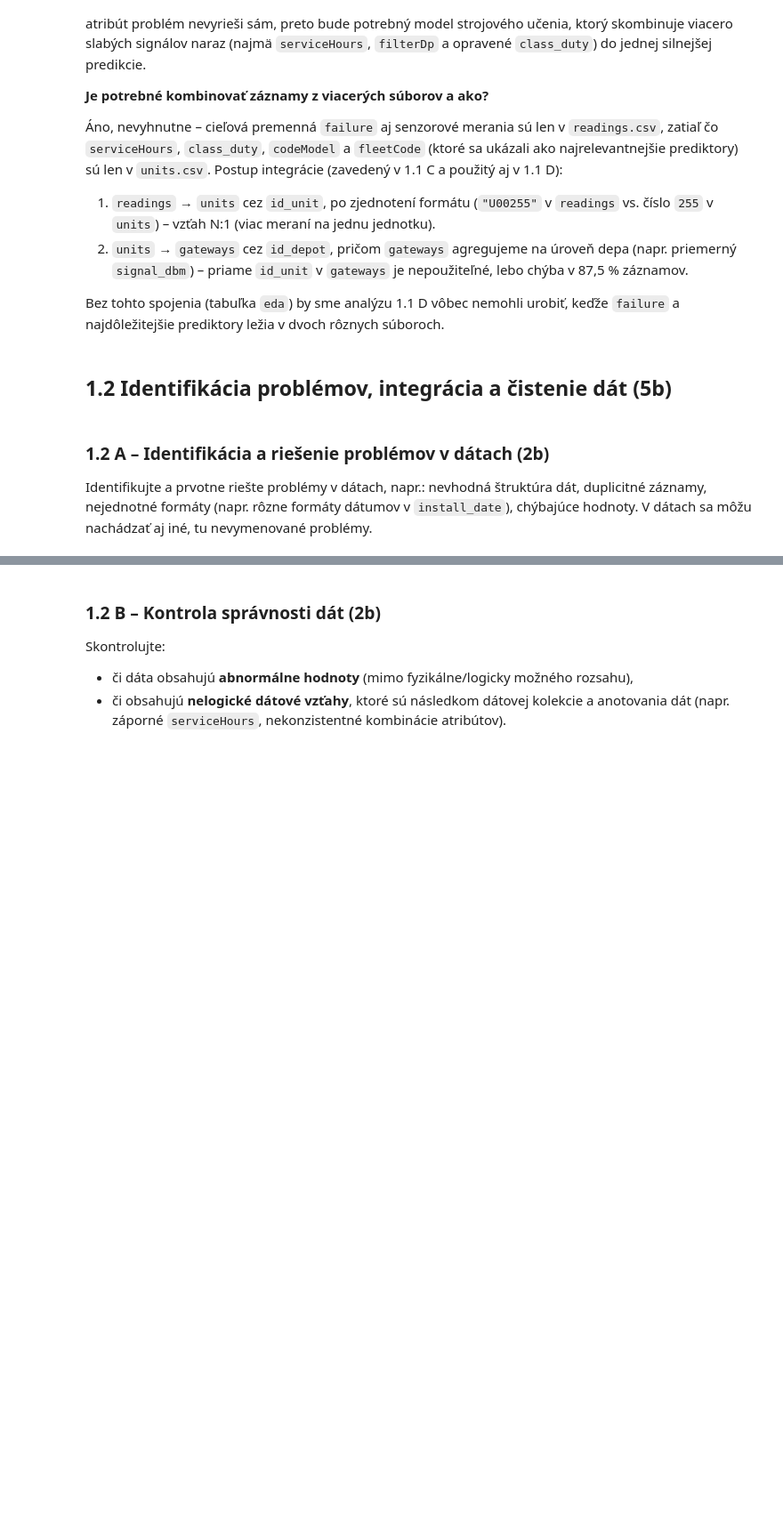
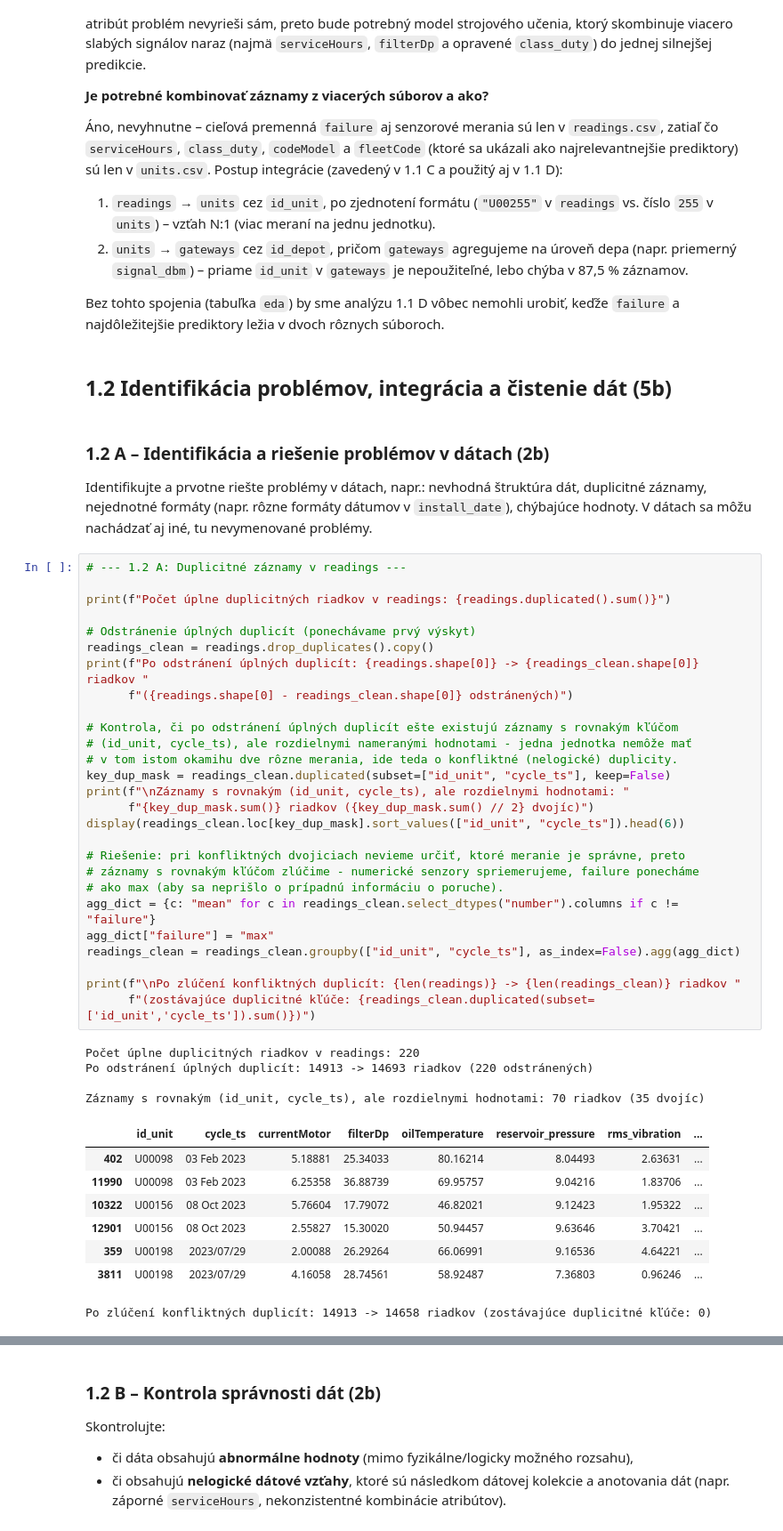
Before and after one commit to samuel-ivan05/IAU_zadanie, a Jupyter notebook: IAU-project.ipynb, the cells around one changed output, grey strips where cells are left out. Shown at 89% size. Cells and saved outputs as stored; diff of their text form; blank space fills up the shorter version.

```diff
--- a/IAU-project.ipynb
+++ b/IAU-project.ipynb
@@ -899,3 +899,43 @@ Bez tohto spojenia (tabuľka `eda`) by sme analýzu 1.1 D vôbec nemohli urobiť
 # %% [markdown]
 ### 1.2 A – Identifikácia a riešenie problémov v dátach (2b)
 Identifikujte a prvotne riešte problémy v dátach, napr.: nevhodná štruktúra dát, duplicitné záznamy, nejednotné formáty (napr. rôzne formáty dátumov v `install_date`), chýbajúce hodnoty. V dátach sa môžu nachádzať aj iné, tu nevymenované problémy.
+# %%
+# --- 1.2 A: Duplicitné záznamy v readings ---
+
+print(f"Počet úplne duplicitných riadkov v readings: {readings.duplicated().sum()}")
+
+# Odstránenie úplných duplicít (ponechávame prvý výskyt)
+readings_clean = readings.drop_duplicates().copy()
+print(f"Po odstránení úplných duplicít: {readings.shape[0]} -> {readings_clean.shape[0]} riadkov "
+      f"({readings.shape[0] - readings_clean.shape[0]} odstránených)")
+
+# Kontrola, či po odstránení úplných duplicít ešte existujú záznamy s rovnakým kľúčom
+# (id_unit, cycle_ts), ale rozdielnymi nameranými hodnotami - jedna jednotka nemôže mať
+# v tom istom okamihu dve rôzne merania, ide teda o konfliktné (nelogické) duplicity.
+key_dup_mask = readings_clean.duplicated(subset=["id_unit", "cycle_ts"], keep=False)
+print(f"\nZáznamy s rovnakým (id_unit, cycle_ts), ale rozdielnymi hodnotami: "
+      f"{key_dup_mask.sum()} riadkov ({key_dup_mask.sum() // 2} dvojíc)")
+display(readings_clean.loc[key_dup_mask].sort_values(["id_unit", "cycle_ts"]).head(6))
+
+# Riešenie: pri konfliktných dvojiciach nevieme určiť, ktoré meranie je správne, preto
+# záznamy s rovnakým kľúčom zlúčime - numerické senzory spriemerujeme, failure ponecháme
+# ako max (aby sa neprišlo o prípadnú informáciu o poruche).
+agg_dict = {c: "mean" for c in readings_clean.select_dtypes("number").columns if c != "failure"}
+agg_dict["failure"] = "max"
+readings_clean = readings_clean.groupby(["id_unit", "cycle_ts"], as_index=False).agg(agg_dict)
+
+print(f"\nPo zlúčení konfliktných duplicít: {len(readings)} -> {len(readings_clean)} riadkov "
+      f"(zostávajúce duplicitné kľúče: {readings_clean.duplicated(subset=['id_unit','cycle_ts']).sum()})")
+# %% [output]
+Počet úplne duplicitných riadkov v readings: 220
+Po odstránení úplných duplicít: 14913 -> 14693 riadkov (220 odstránených)
+
+Záznamy s rovnakým (id_unit, cycle_ts), ale rozdielnymi hodnotami: 70 riadkov (35 dvojíc)
+|  | id_unit | cycle_ts | currentMotor | filterDp | oilTemperature | reservoir_pressure | rms_vibration | ... |
+| 402 | U00098 | 03 Feb 2023 | 5.18881 | 25.34033 | 80.16214 | 8.04493 | 2.63631 | ... |
+| 11990 | U00098 | 03 Feb 2023 | 6.25358 | 36.88739 | 69.95757 | 9.04216 | 1.83706 | ... |
+| 10322 | U00156 | 08 Oct 2023 | 5.76604 | 17.79072 | 46.82021 | 9.12423 | 1.95322 | ... |
+| 12901 | U00156 | 08 Oct 2023 | 2.55827 | 15.30020 | 50.94457 | 9.63646 | 3.70421 | ... |
+| 359 | U00198 | 2023/07/29 | 2.00088 | 26.29264 | 66.06991 | 9.16536 | 4.64221 | ... |
+| 3811 | U00198 | 2023/07/29 | 4.16058 | 28.74561 | 58.92487 | 7.36803 | 0.96246 | ... |
+Po zlúčení konfliktných duplicít: 14913 -> 14658 riadkov (zostávajúce duplicitné kľúče: 0)
```
Also changed, not shown: parts of 12 cells of this notebook.
